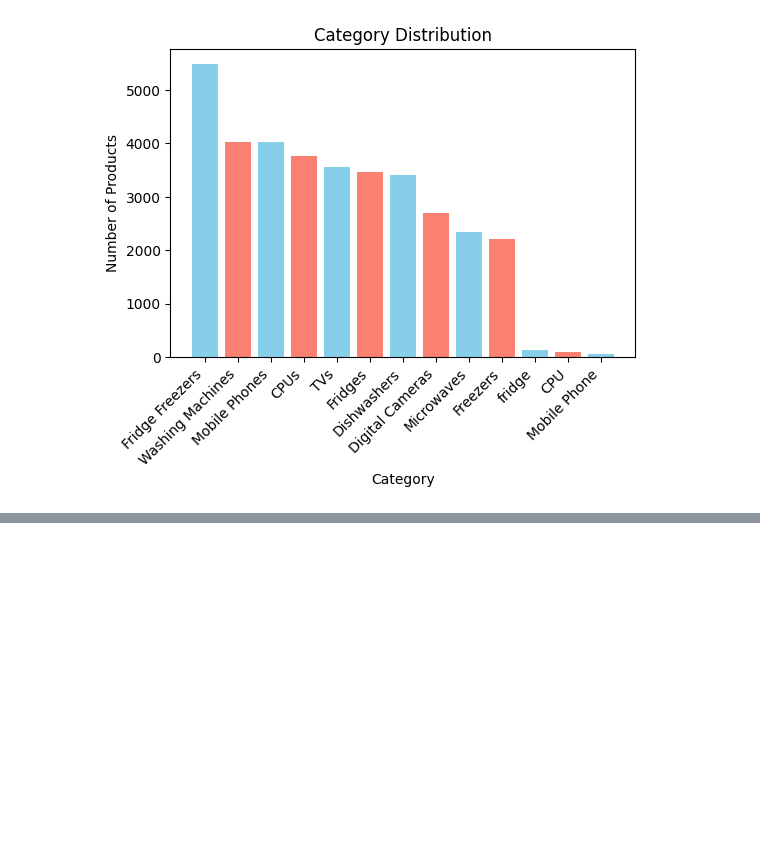
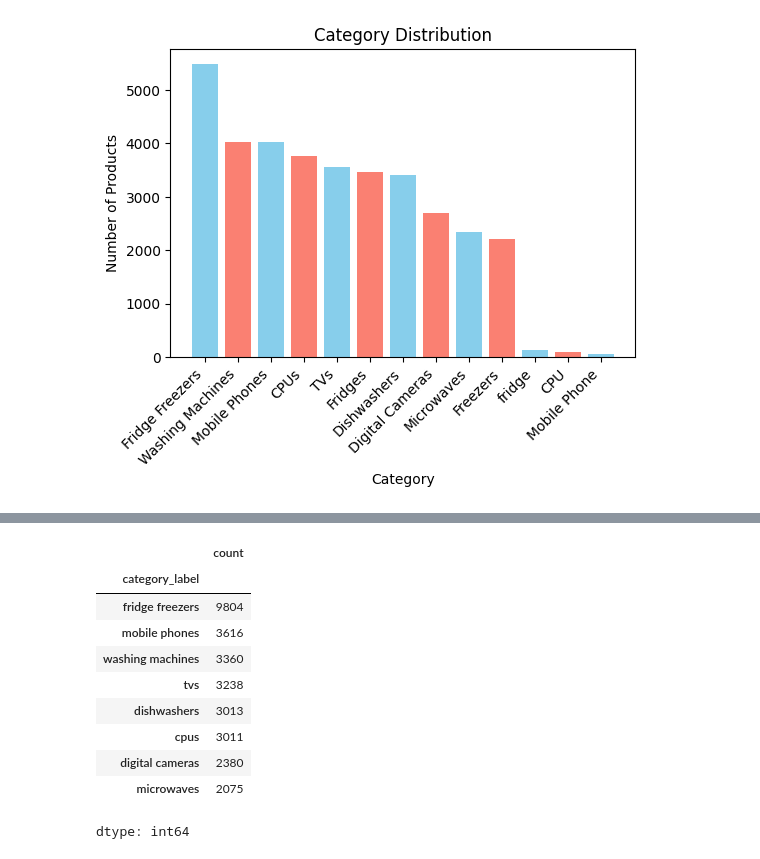
Before and after one commit to almastupac/ml-automatic-classification-of-products-by-category, a Jupyter notebook: notebook/classification_of_products_by_category.ipynb, the cells around one changed output, grey strips where cells are left out. Saved outputs shown, nothing was run; the diff lists cells and outputs as text; code cells hidden in the pictures; blank space fills up the shorter version.

```diff
--- a/notebook/classification_of_products_by_category.ipynb
+++ b/notebook/classification_of_products_by_category.ipynb
@@ -168,0 +246,10 @@ plt.show()
+# %%
+# Drop all rows with missing values
+df = df.dropna()
+
+# Display new shape of the dataset
+print("New dataset shape:", df.shape)
+
+# Count missing values per column
+print("Missing values per column:")
+print(df.isna().sum())
@@ -168,0 +280,60 @@ plt.show()
+# %%
+# Standardization dictionary for category_label
+category_map = {
+    # Mobile phones
+    'mobile phone': 'mobile phones',
+    'mobile phones': 'mobile phones',
+    'phone': 'mobile phones',
+    'phones': 'mobile phones',
+    'smartphones': 'mobile phones',
+
+    # Fridges / freezers
+    'fridge freezer': 'fridge freezers',
+    'fridges': 'fridge freezers',
+    'freezer': 'fridge freezers',
+    'freezers': 'fridge freezers',
+    'fridges': 'fridge freezers',
+    'fridge': 'fridge freezers',
+
+    # Washing machines
+    'washing machine': 'washing machines',
+    'washing machines': 'washing machines',
+
+    # CPUs
+    'cpu': 'cpus',
+    'cpus': 'cpus',
+
+    # TVs
+    'tv': 'tvs',
+    'tvs': 'tvs',
+
+    # Cameras
+    'digital camera': 'digital cameras',
+    'digital cameras': 'digital cameras',
+
+    # Microwaves
+    'microwave': 'microwaves',
+    'microwaves': 'microwaves'
+
+}
+
+# Convert to lowercase first
+df['category_label'] = df['category_label'].astype(str).str.lower().str.strip()
+
+# Apply mapping
+df['category_label'] = df['category_label'].replace(category_map)
+
+# Display new values of column category_label
+df['category_label'].value_counts()
+# %% [output]
+|  | count |
+| category_label |  |
+| fridge freezers | 9804 |
+| mobile phones | 3616 |
+| washing machines | 3360 |
+| tvs | 3238 |
+| dishwashers | 3013 |
+| cpus | 3011 |
+| digital cameras | 2380 |
+| microwaves | 2075 |
+dtype: int64
```
Also changed, not shown: parts of 5 cells of this notebook.
